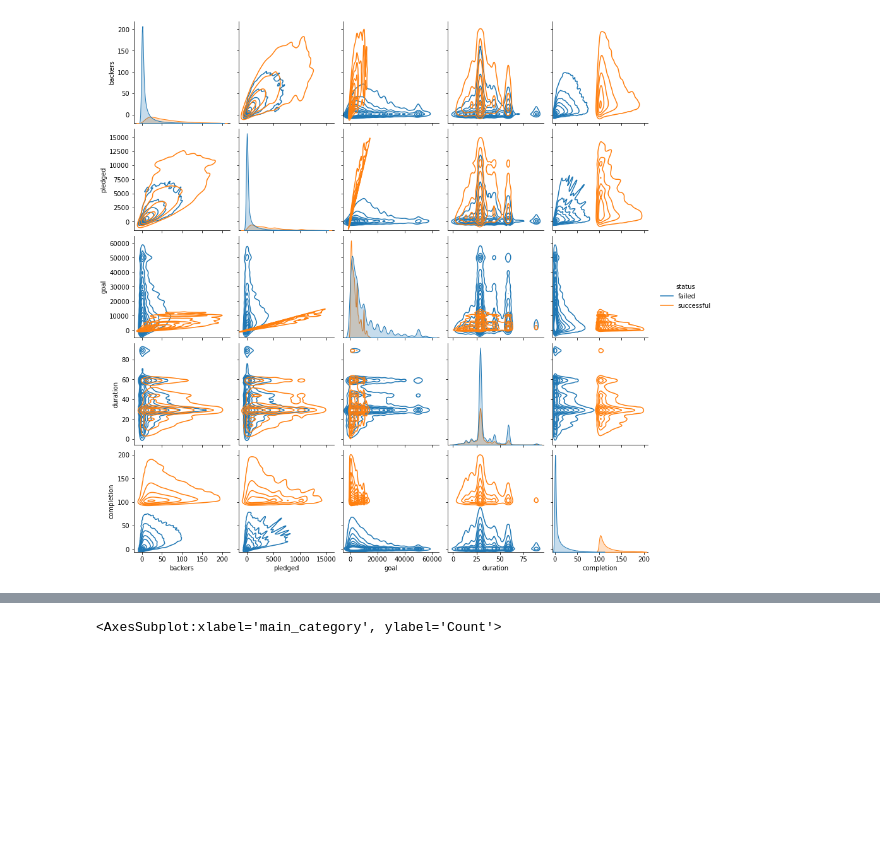
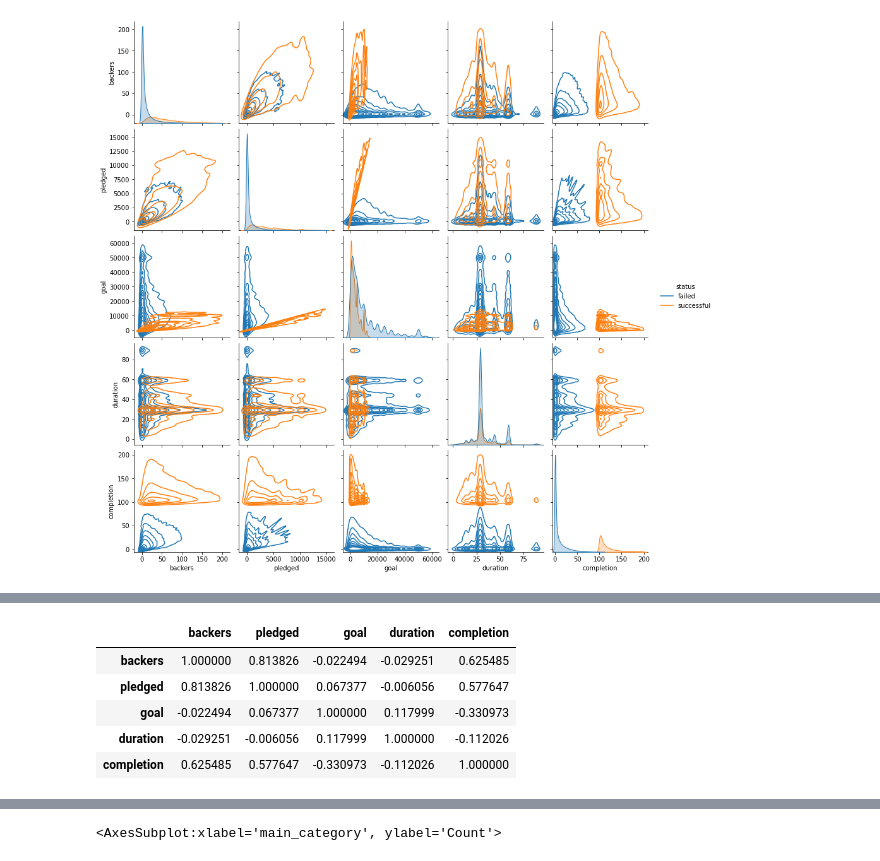
Before and after one commit to data301-2021-winter1/project-group07-project, a Jupyter notebook: notebooks/analysis2.ipynb, the cells around one changed output, grey strips where cells are left out. Cells and saved outputs as stored; diff of their text form; code cells hidden in the pictures; blank space fills up the shorter version.

```diff
--- a/notebooks/analysis2.ipynb
+++ b/notebooks/analysis2.ipynb
@@ -195,0 +196,10 @@ sns.jointplot(x='duration', y='goal', data=dataset3, kind='kde', hue='status')
+# %%
+dataset3_mx = dataset3.corr()
+dataset3_mx
+# %% [output]
+|  | backers | pledged | goal | duration | completion |
+| backers | 1.000000 | 0.813826 | -0.022494 | -0.029251 | 0.625485 |
+| pledged | 0.813826 | 1.000000 | 0.067377 | -0.006056 | 0.577647 |
+| goal | -0.022494 | 0.067377 | 1.000000 | 0.117999 | -0.330973 |
+| duration | -0.029251 | -0.006056 | 0.117999 | 1.000000 | -0.112026 |
+| completion | 0.625485 | 0.577647 | -0.330973 | -0.112026 | 1.000000 |
```
Also changed, not shown: parts of 3 cells of this notebook, 1 other file.
